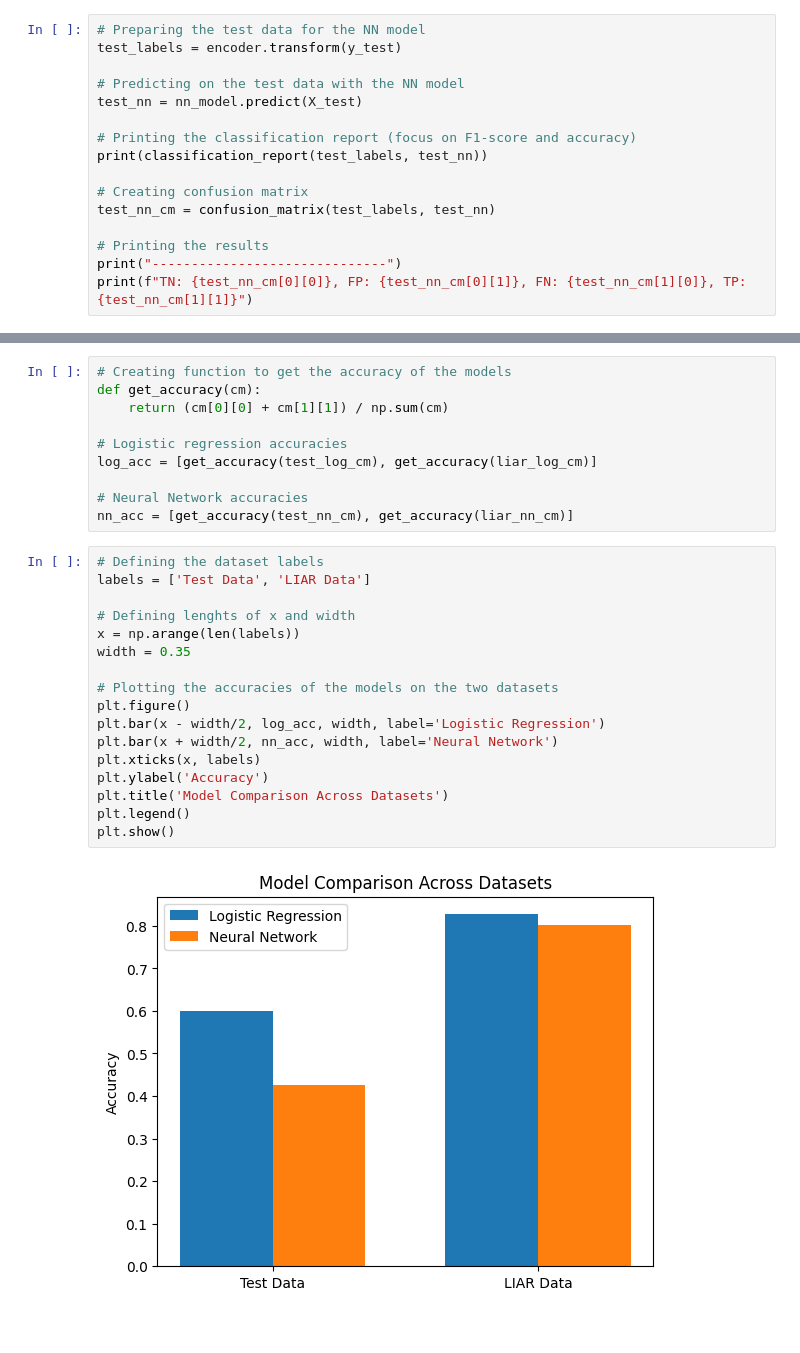
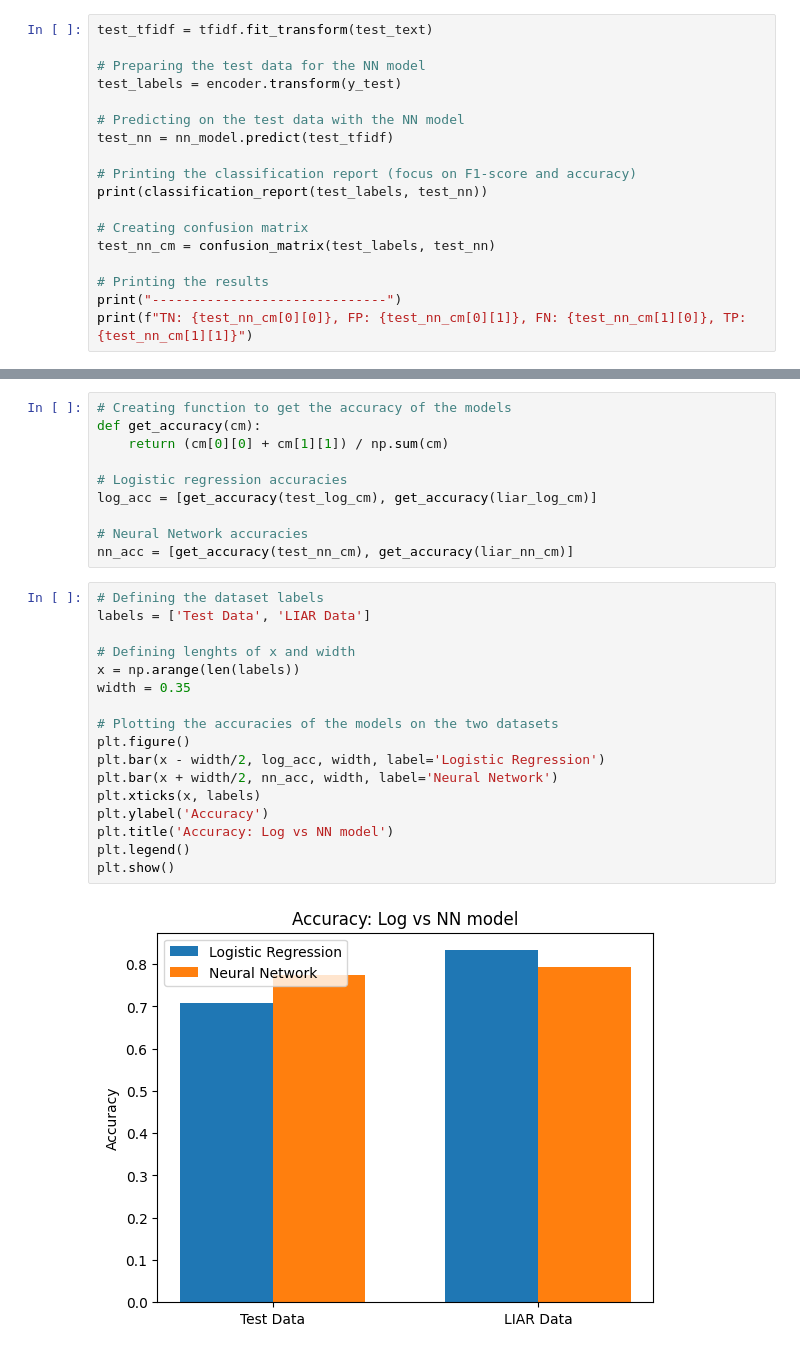
Before and after one commit to Frederik11111/Final-exam-project-GDS, a Jupyter notebook: FakeNewsFinalProject.ipynb, the cells around one changed output, grey strips where cells are left out. Saved outputs shown, nothing was run; the diff lists cells and outputs as text.

```diff
--- a/FakeNewsFinalProject.ipynb
+++ b/FakeNewsFinalProject.ipynb
@@ -687,9 +693,11 @@ TN: 55579, FP: 22096, FN: 17613, TP: 4212
 # %%
+test_tfidf = tfidf.fit_transform(test_text)
+
 # Preparing the test data for the NN model
 test_labels = encoder.transform(y_test)
 
 # Predicting on the test data with the NN model
-test_nn = nn_model.predict(X_test)
+test_nn = nn_model.predict(test_tfidf)
 
 # Printing the classification report (focus on F1-score and accuracy)
 print(classification_report(test_labels, test_nn))
@@ -855,19 +863,19 @@ nn_acc = [get_accuracy(test_nn_cm), get_accuracy(liar_nn_cm)]
 # %%
 # Defining the dataset labels
 labels = ['Test Data', 'LIAR Data']
 
 # Defining lenghts of x and width
 x = np.arange(len(labels))
 width = 0.35
 
 # Plotting the accuracies of the models on the two datasets
 plt.figure()
 plt.bar(x - width/2, log_acc, width, label='Logistic Regression')
 plt.bar(x + width/2, nn_acc, width, label='Neural Network')
 plt.xticks(x, labels)
 plt.ylabel('Accuracy')
-plt.title('Model Comparison Across Datasets')
+plt.title('Accuracy: Log vs NN model')
 plt.legend()
 plt.show()
 # %% [output]
-[figure, old version]
+[figure, new version]
```
Also changed, not shown: parts of 18 cells of this notebook.
